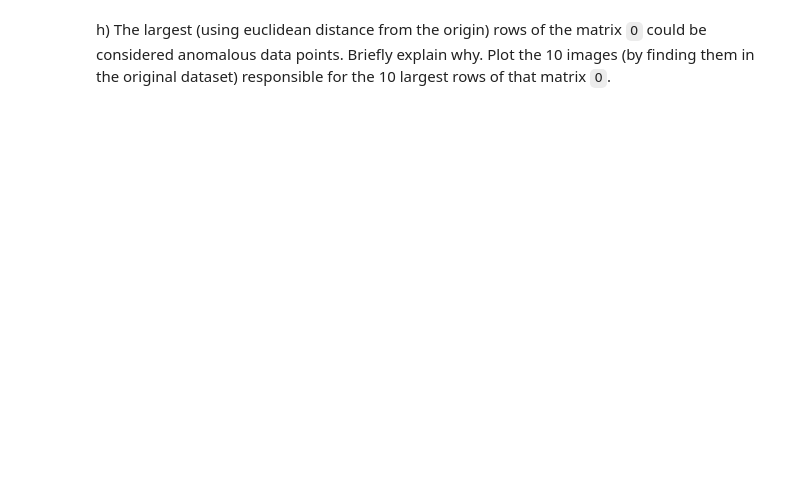
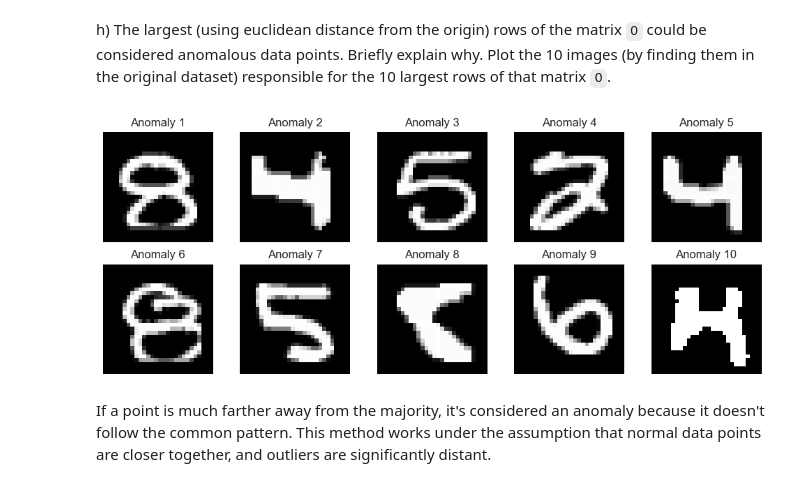
Before and after one commit to stonetharris/CS506, a Jupyter notebook: worksheets/worksheet_10.ipynb, the cells around one changed output. Drawn from its saved outputs; the diff is of its cells as text; code cells hidden in the pictures; blank space fills up the shorter version.

```diff
--- a/worksheets/worksheet_10.ipynb
+++ b/worksheets/worksheet_10.ipynb
@@ -437,2 +506,23 @@ g) Create a matrix (let's call it `O`) that is the difference between the origin
 # %% [markdown]
 h) The largest (using euclidean distance from the origin) rows of the matrix `O` could be considered anomalous data points. Briefly explain why. Plot the 10 images (by finding them in the original dataset) responsible for the 10 largest rows of that matrix `O`.
+# %%
+import numpy as np
+import matplotlib.pyplot as plt
+from sklearn.datasets import fetch_openml
+
+X, y = fetch_openml('mnist_784', version=1, return_X_y=True, as_frame=False)
+
+norms = np.linalg.norm(O, axis=1)
+anomalous_indices = np.argsort(norms)[-10:]
+
+fig, axes = plt.subplots(2, 5, figsize=(10, 4))
+for i, ax in enumerate(axes.flat):
+    ax.imshow(X[anomalous_indices[i]].reshape(28, 28), cmap='gray')
+    ax.set_title(f"Anomaly {i+1}")
+    ax.axis('off')
+plt.tight_layout()
+plt.show()
+# %% [output]
+[figure, added]
+# %% [markdown]
+If a point is much farther away from the majority, it's considered an anomaly because it doesn't follow the common pattern. This method works under the assumption that normal data points are closer together, and outliers are significantly distant.
```
Also changed, not shown: parts of 5 cells of this notebook.
